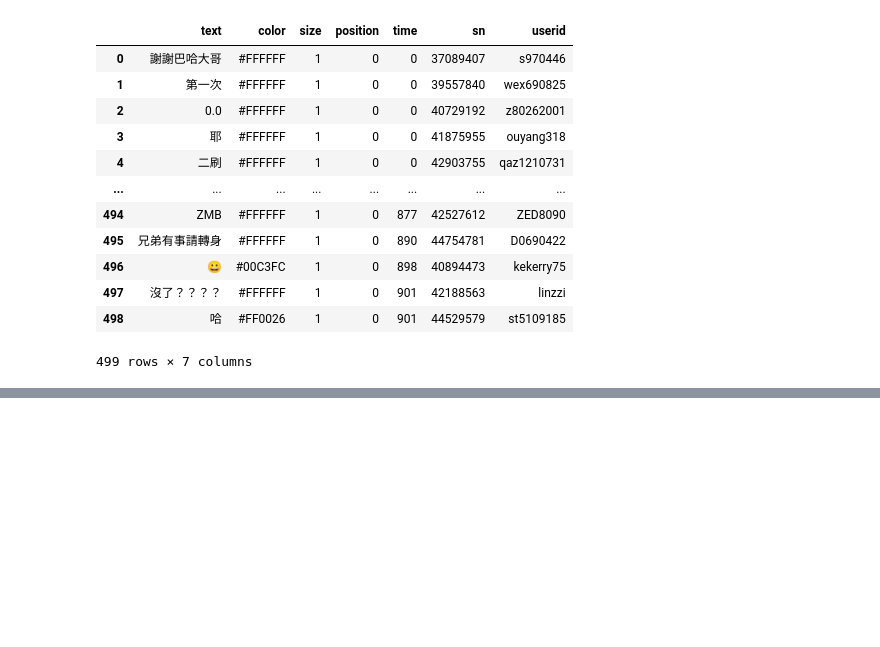
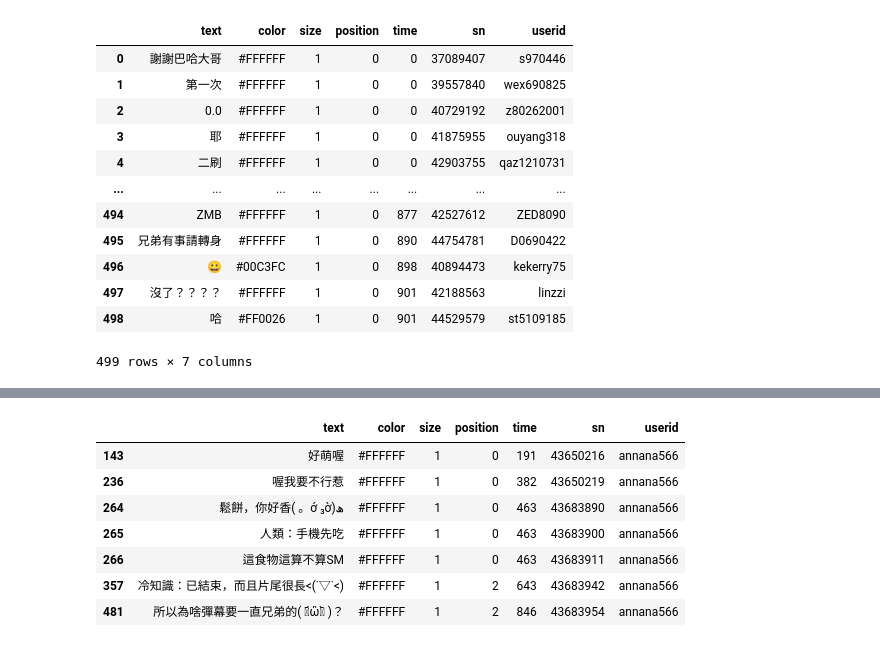
Before and after one commit to Elwing-Chou/tiba_night_0422, a Jupyter notebook: tibame_night_0515.ipynb, the cells around one changed output, grey strips where cells are left out. Cells and saved outputs as stored; diff of their text form; code cells hidden in the pictures; blank space fills up the shorter version.

```diff
--- a/tibame_night_0515.ipynb
+++ b/tibame_night_0515.ipynb
@@ -45,0 +34,12 @@ df[fil]
+# %%
+fil = (df["userid"] == "annana566")
+df[fil]
+# %% [output]
+|  | text | color | size | position | time | sn | userid |
+| 143 | 好萌喔 | #FFFFFF | 1 | 0 | 191 | 43650216 | annana566 |
+| 236 | 喔我要不行惹 | #FFFFFF | 1 | 0 | 382 | 43650219 | annana566 |
+| 264 | 鬆餅，你好香( 。ớ ₃ờ)ھ | #FFFFFF | 1 | 0 | 463 | 43683890 | annana566 |
+| 265 | 人類：手機先吃 | #FFFFFF | 1 | 0 | 463 | 43683900 | annana566 |
+| 266 | 這食物這算不算SM | #FFFFFF | 1 | 0 | 463 | 43683911 | annana566 |
+| 357 | 冷知識：已結束，而且片尾很長<(˙▽˙<) | #FFFFFF | 1 | 2 | 643 | 43683942 | annana566 |
+| 481 | 所以為啥彈幕要一直兄弟的( ･᷄ὢ･᷅ )？ | #FFFFFF | 1 | 2 | 846 | 43683954 | annana566 |
```
Also changed, not shown: parts of 2 cells of this notebook.
